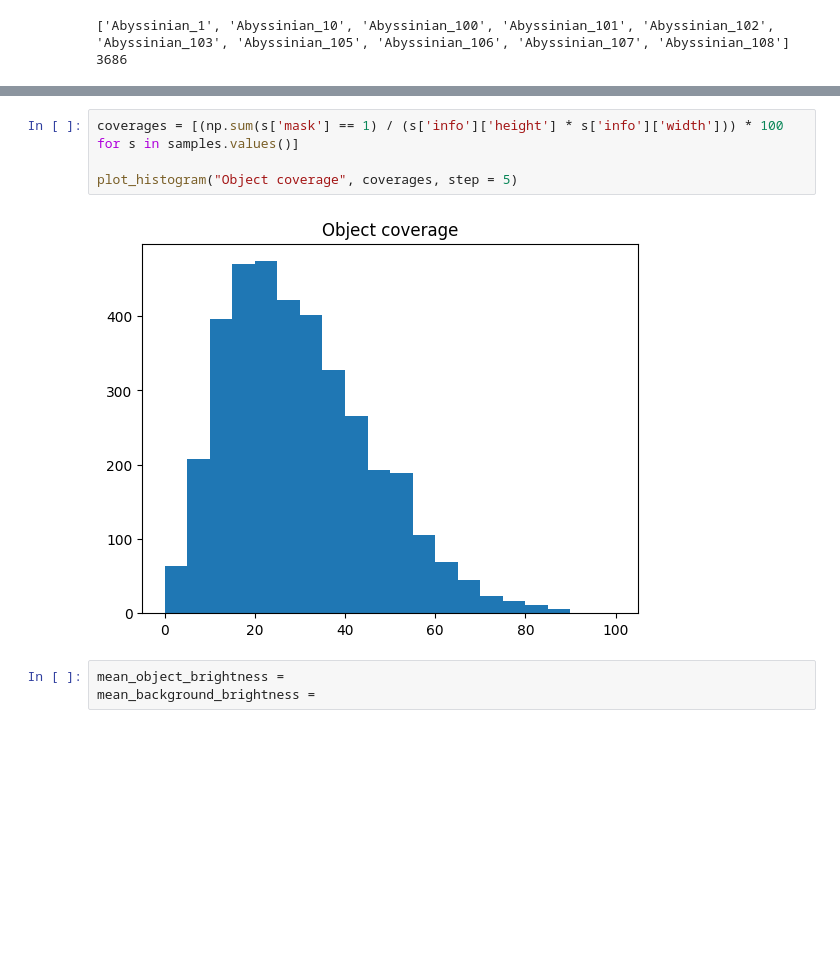
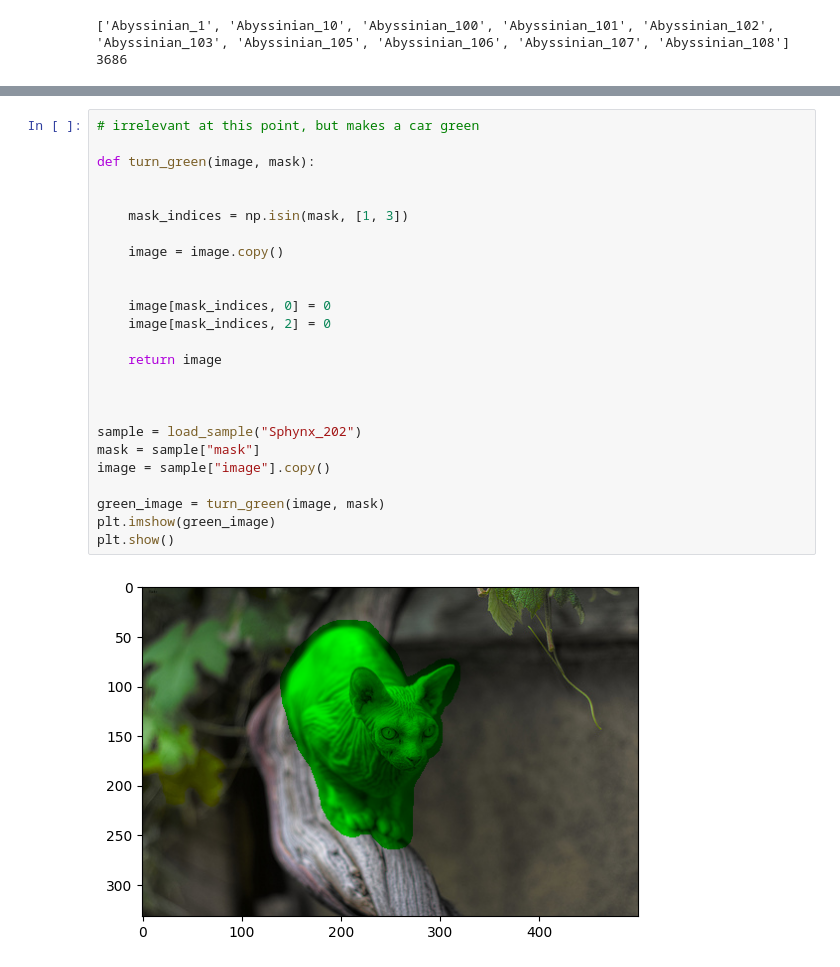
Before and after one commit to AleksandraPonikowska/glorpification, a Jupyter notebook: notebook.ipynb, the cells around one changed output, grey strips where cells are left out. Cells and saved outputs as stored; diff of their text form; blank space fills up the shorter version.

```diff
--- a/notebook.ipynb
+++ b/notebook.ipynb
@@ -99,9 +135,27 @@ plot_histogram("Images widths", widths)
-# %%
-coverages = [(np.sum(s['mask'] == 1) / (s['info']['height'] * s['info']['width'])) * 100 for s in samples.values()]
-
-plot_histogram("Object coverage", coverages, step = 5)
-# %% [output]
-[figure, removed]
-# %%
-mean_object_brightness =
-mean_background_brightness =
+# %%
+# irrelevant at this point, but makes a car green
+
+def turn_green(image, mask):
+
+
+    mask_indices = np.isin(mask, [1, 3])
+
+    image = image.copy()
+
+
+    image[mask_indices, 0] = 0
+    image[mask_indices, 2] = 0
+
+    return image
+
+
+
+sample = load_sample("Sphynx_202")
+mask = sample["mask"]
+image = sample["image"].copy()
+
+green_image = turn_green(image, mask)
+plt.imshow(green_image)
+plt.show()
+# %% [output]
+[figure, added]
```
Also changed, not shown: parts of 16 cells of this notebook.
